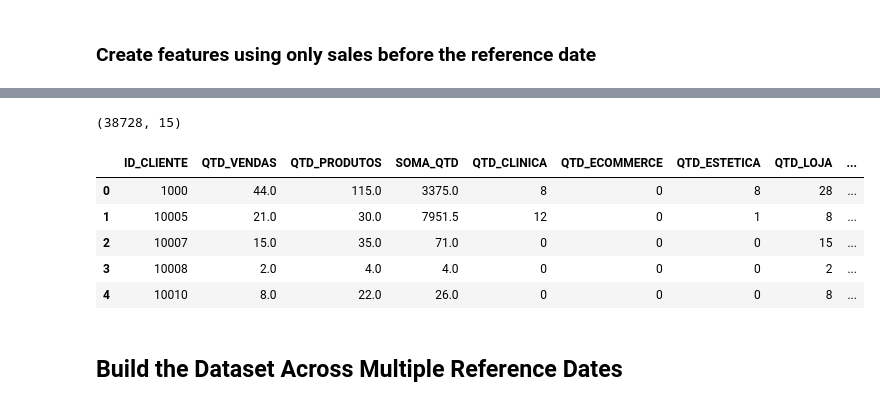
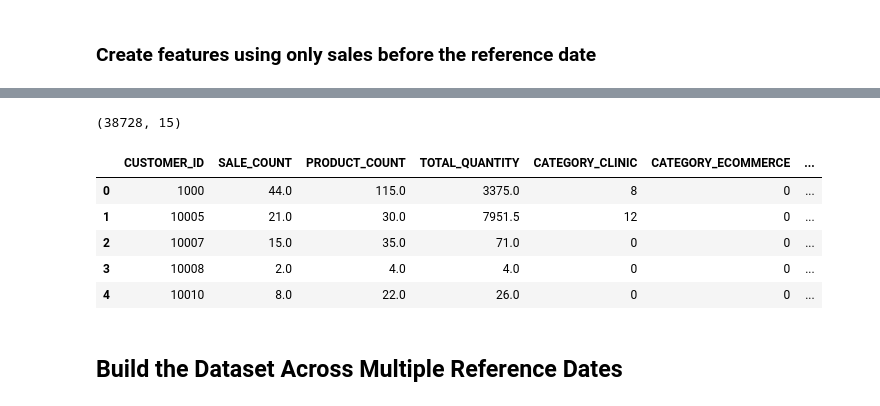
Before and after one commit to Joa1Camargo/online-petshop-data-analysis, a Jupyter notebook: notebooks/03.churn_recommendation.ipynb, the cells around one changed output, grey strips where cells are left out. Drawn from its saved outputs; the diff is of its cells as text; code cells hidden in the pictures.

```diff
--- a/notebooks/03.churn_recommendation.ipynb
+++ b/notebooks/03.churn_recommendation.ipynb
@@ -294,9 +294,9 @@ Name: FLAG_CHURN, dtype: int64
 ### Create features using only sales before the reference date
 # %%
 # Create features using only sales before the reference date
-df_vendas_feat = df_cliente_vendas[(df_cliente_vendas['DATA_VENDA'] < data_ref) &
-                                   (df_cliente_vendas['ID_CLIENTE'].isin(df_clientes_cart.ID_CLIENTE.unique().tolist()))]
-print('Shape:', df_vendas_feat.shape)
-df_vendas_feat.head()
+feature_sales = customer_sales[(customer_sales['SALE_DATE'] < reference_date) &
+                                   (customer_sales['CUSTOMER_ID'].isin(eligible_customers.CUSTOMER_ID.unique().tolist()))]
+print('Shape:', feature_sales.shape)
+feature_sales.head()
 # %% [output]
 Shape: (254512, 12)
@@ -332,10 +332,10 @@ def strip_accents(s):
                    if unicodedata.category(c) != 'Mn')
 
 # Pivot to get sales counts for each category
-df_clientes_feat_cat = pd.pivot_table(df_vendas_feat, values='QTD_VENDAS', index='ID_CLIENTE', columns='CATEGORIA_VENDA', aggfunc='sum', fill_value=0).astype(int)
-df_clientes_feat_cat.columns = ['QTD_'+strip_accents(col.replace('-', '')).upper() for col in df_clientes_feat_cat.columns]
-df_clientes_feat_cat = df_clientes_feat_cat.reset_index()
-print(df_clientes_feat_cat.shape)
-df_clientes_feat_cat.head()
+category_features = pd.pivot_table(feature_sales, values='SALE_COUNT', index='CUSTOMER_ID', columns='SALE_CATEGORY', aggfunc='sum', fill_value=0).astype(int)
+category_features.columns = ['CATEGORY_'+strip_accents(col.replace('-', '')).upper() for col in category_features.columns]
+category_features = category_features.reset_index()
+print(category_features.shape)
+category_features.head()
 # %% [output]
 (38728, 5)
@@ -346,8 +346,8 @@ df_clientes_feat_cat.head()
 | 3 | 10008 | 0 | 0 | 0 | 2 |
 | 4 | 10010 | 0 | 0 | 0 | 8 |
 # %%
-df_features = df_clientes_feat.merge(df_clientes_feat_cat, on='ID_CLIENTE', how='left')
-print(df_features.shape)
-df_features.head()
+customer_model_features = customer_features.merge(category_features, on='CUSTOMER_ID', how='left')
+print(customer_model_features.shape)
+customer_model_features.head()
 # %% [output]
 (38728, 11)
@@ -378,0 +360,11 @@ df_features.head()
+# %%
+# Calcula demais features
+customer_model_features['REFERENCE_DATE'] = reference_date
+customer_model_features['AGE'] = customer_model_features['REFERENCE_DATE'].dt.year - customer_model_features['BIRTH_DATE'].dt.year
+customer_model_features['CUSTOMER_TENURE_DAYS'] = (customer_model_features['REFERENCE_DATE'] - customer_model_features['FIRST_SALE_DATE']) / np.timedelta64(1, 'D')
+customer_model_features['DAYS_BETWEEN_SALES'] = (customer_model_features['LAST_SALE_DATE'] - customer_model_features['FIRST_SALE_DATE']) / np.timedelta64(1, 'D')
+customer_model_features['PURCHASE_FREQUENCY_DAYS'] = (customer_model_features['DAYS_BETWEEN_SALES'] / customer_model_features['SALE_COUNT'])
+customer_model_features['RECENCY_DAYS'] = (customer_model_features['REFERENCE_DATE'] - customer_model_features['LAST_SALE_DATE']) / np.timedelta64(1, 'D')
+customer_model_features = customer_model_features.drop(['FIRST_SALE_DATE', 'LAST_SALE_DATE', 'BIRTH_DATE', 'AGE'], axis=1)
+print(customer_model_features.shape)
+customer_model_features.head()
@@ -379,16 +379,16 @@ df_features.head()
 # %%
 # Join the final modeling dataset
-df_modelo = df_features.merge(df_clientes_cart_resp[['ID_CLIENTE', 'FLAG_CHURN', 'FLAG_CHURN_MES']], on='ID_CLIENTE', how='left')
-print(df_modelo.shape)
-df_modelo.head()
+modeling_data = customer_model_features.merge(customer_churn_labels[['CUSTOMER_ID', 'CHURN_FLAG', 'MONTHLY_CHURN_FLAG']], on='CUSTOMER_ID', how='left')
+print(modeling_data.shape)
+modeling_data.head()
 # %% [output]
 (38728, 15)
-|  | ID_CLIENTE | QTD_VENDAS | QTD_PRODUTOS | SOMA_QTD | QTD_CLINICA | QTD_ECOMMERCE | QTD_ESTETICA | QTD_LOJA | ... |
-| 0 | 1000 | 44.0 | 115.0 | 3375.0 | 8 | 0 | 8 | 28 | ... |
-| 1 | 10005 | 21.0 | 30.0 | 7951.5 | 12 | 0 | 1 | 8 | ... |
-| 2 | 10007 | 15.0 | 35.0 | 71.0 | 0 | 0 | 0 | 15 | ... |
-| 3 | 10008 | 2.0 | 4.0 | 4.0 | 0 | 0 | 0 | 2 | ... |
-| 4 | 10010 | 8.0 | 22.0 | 26.0 | 0 | 0 | 0 | 8 | ... |
+|  | CUSTOMER_ID | SALE_COUNT | PRODUCT_COUNT | TOTAL_QUANTITY | CATEGORY_CLINIC | CATEGORY_ECOMMERCE | ... |
+| 0 | 1000 | 44.0 | 115.0 | 3375.0 | 8 | 0 | ... |
+| 1 | 10005 | 21.0 | 30.0 | 7951.5 | 12 | 0 | ... |
+| 2 | 10007 | 15.0 | 35.0 | 71.0 | 0 | 0 | ... |
+| 3 | 10008 | 2.0 | 4.0 | 4.0 | 0 | 0 | ... |
+| 4 | 10010 | 8.0 | 22.0 | 26.0 | 0 | 0 | ... |
 # %% [markdown]
 ## Build the Dataset Across Multiple Reference Dates
 # %%
```
Also changed, not shown: parts of 82 cells of this notebook, 1 other file.
